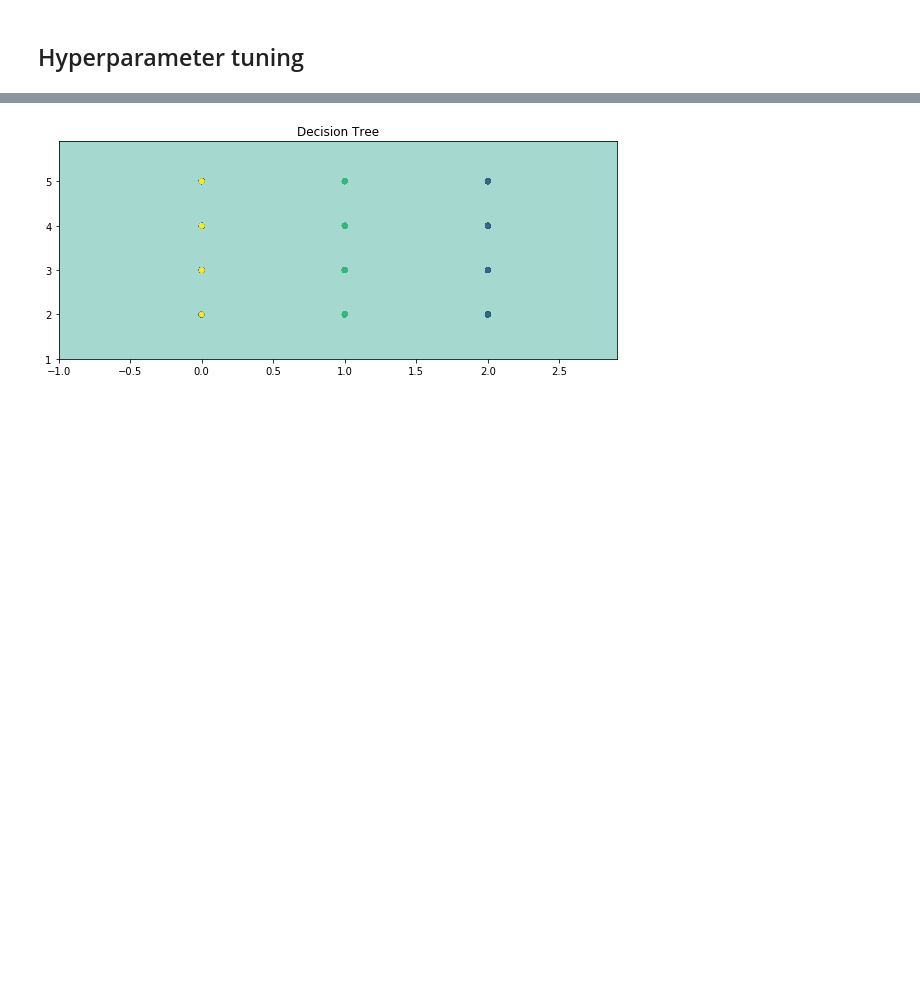
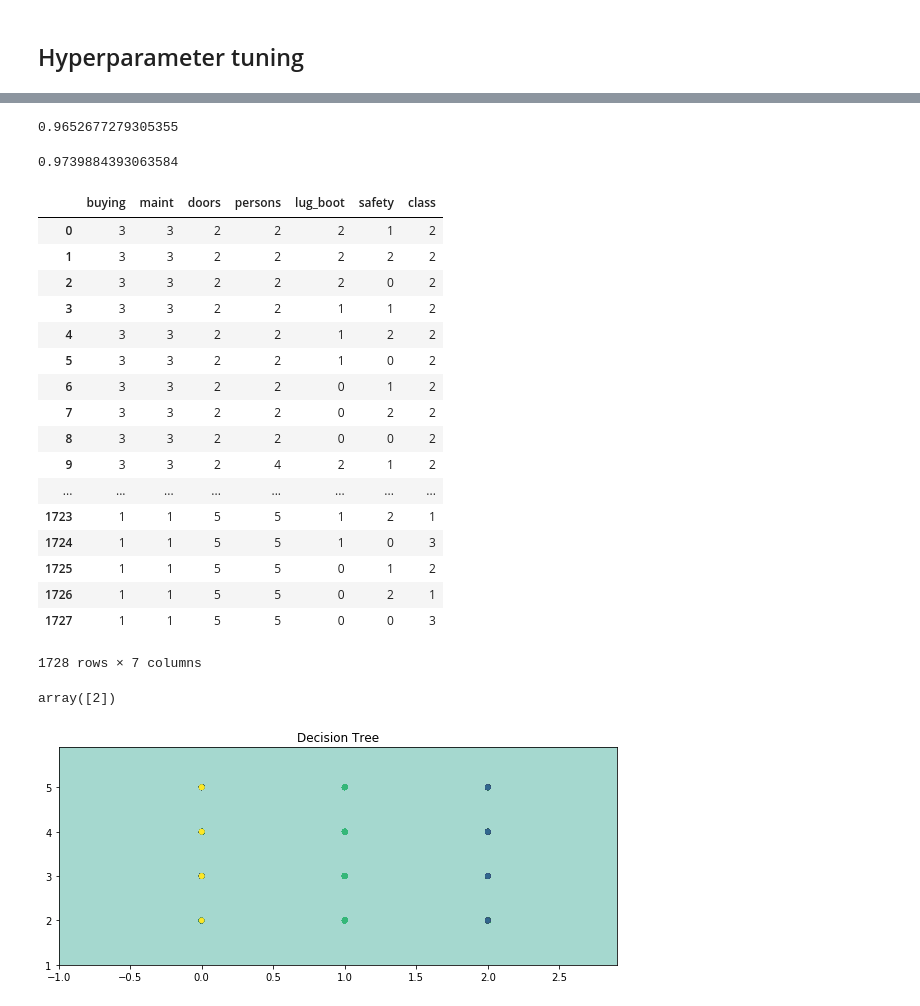
Before and after one commit to gultekingokhan/car-evaluation, a Jupyter notebook: Car Evaluation - Data Analysis and Prediction.ipynb, the cells around one changed output, grey strips where cells are left out. Drawn from its saved outputs; the diff is of its cells as text; code cells hidden in the pictures; blank space fills up the shorter version.

Commit message:
Prediction is now able to be used.

```diff
--- a/Car Evaluation - Data Analysis and Prediction.ipynb
+++ b/Car Evaluation - Data Analysis and Prediction.ipynb
@@ -196,3 +208,45 @@ Best: -0.192456 using {'max_depth': 7, 'min_samples_leaf': 3}
+# %%
+rs.best_score_
+# %% [output]
+0.9652677279305355
+# %%
+## Parameters has been determined
+
+clf = DecisionTreeClassifier(max_depth=None, random_state=42, min_samples_leaf=1, min_samples_split=2)
+clf.fit(X_train, y_train)
+
+predictions = clf.predict(X_test)
+accuracy_score(y_test, predictions)
+# %% [output]
+0.9739884393063584
+# %%
+df_with_columns
+# %% [output]
+|  | buying | maint | doors | persons | lug_boot | safety | class |
+| 0 | 3 | 3 | 2 | 2 | 2 | 1 | 2 |
+| 1 | 3 | 3 | 2 | 2 | 2 | 2 | 2 |
+| 2 | 3 | 3 | 2 | 2 | 2 | 0 | 2 |
+| 3 | 3 | 3 | 2 | 2 | 1 | 1 | 2 |
+| 4 | 3 | 3 | 2 | 2 | 1 | 2 | 2 |
+| 5 | 3 | 3 | 2 | 2 | 1 | 0 | 2 |
+| 6 | 3 | 3 | 2 | 2 | 0 | 1 | 2 |
+| 7 | 3 | 3 | 2 | 2 | 0 | 2 | 2 |
+| 8 | 3 | 3 | 2 | 2 | 0 | 0 | 2 |
+| 9 | 3 | 3 | 2 | 4 | 2 | 1 | 2 |
+| ... | ... | ... | ... | ... | ... | ... | ... |
+| 1723 | 1 | 1 | 5 | 5 | 1 | 2 | 1 |
+| 1724 | 1 | 1 | 5 | 5 | 1 | 0 | 3 |
+| 1725 | 1 | 1 | 5 | 5 | 0 | 1 | 2 |
+| 1726 | 1 | 1 | 5 | 5 | 0 | 2 | 1 |
+| 1727 | 1 | 1 | 5 | 5 | 0 | 0 | 3 |
+1728 rows × 7 columns
+# %%
+# Testing
+actual = [[1, 1, 5, 2, 1, 0]]
+
+clf.predict(actual)
+# %% [output]
+array([2])
 # %%
 X = X.values
 X = X.astype(int)
```
Also changed, not shown: parts of 11 cells of this notebook, 1 other file.
